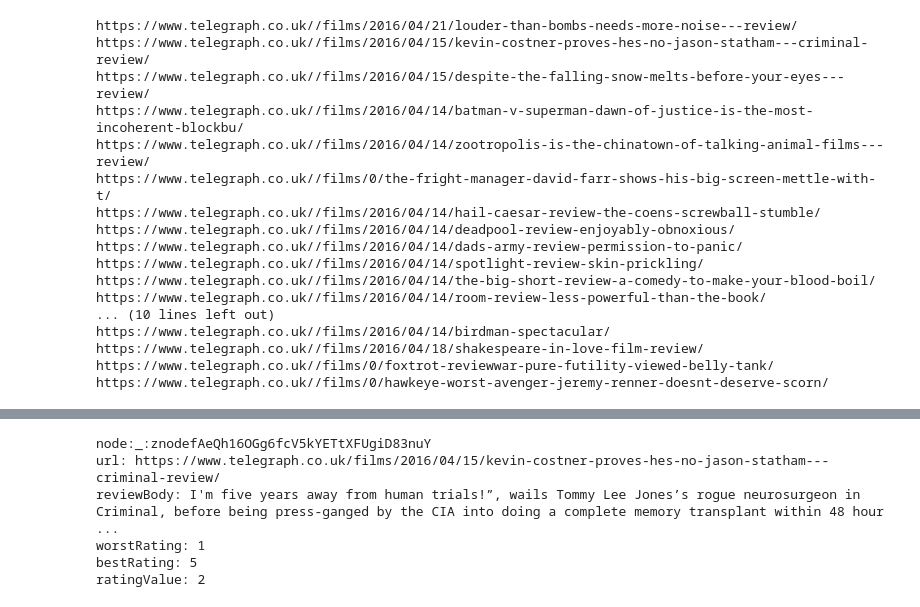
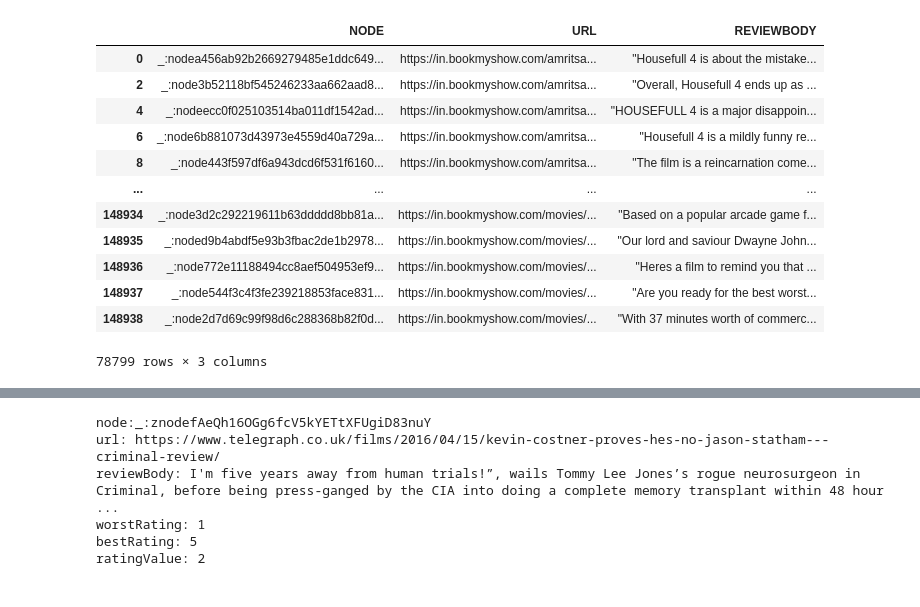
Before and after one commit to PhuongAnhMannheim/Master, a Jupyter notebook: Scraping/movieTV_xtemplates.ipynb, the cells around one changed output, grey strips where cells are left out. Drawn from its saved outputs; the diff is of its cells as text; code cells hidden in the pictures.

```diff
--- a/Scraping/movieTV_xtemplates.ipynb
+++ b/Scraping/movieTV_xtemplates.ipynb
@@ -10,16 +11,36 @@ import logging
 import re
 # %%
-# no list to check whether already included
-
-db_path = '../Data/test.db'
-db_name = 'test'
+# Input/ Output
+db_path = '../Data/moviewreviews.db'
+db_name = 'moviereviews'
 log_path = '../Logs/test.log'
 conn = sqlite3.connect(db_path)
 c = conn.cursor()
 
-logger = logging.getLogger()
-fhandler = logging.FileHandler(filename=log_path, mode='a')
-formatter = logging.Formatter('%(asctime)s - %(name)s - %(levelname)s - %(message)s')
-fhandler.setFormatter(formatter)
-logger.addHandler(fhandler)
-logger.setLevel(logging.DEBUG)
+# Input
+df = pd.read_sql_query("SELECT * from " + str(db_name), conn)
+df.dropna()
+df_new = df[df.REVIEWBODY.notnull() & df.URL.str.contains('in.bookmyshow')]
+df_new.describe()
+df_new.drop(['RATING', 'REVIEWRATING', 'BESTRATING', 'WORSTRATING'], axis = 1)
+
+# logger = logging.getLogger()
+# fhandler = logging.FileHandler(filename=log_path, mode='a')
+# formatter = logging.Formatter('%(asctime)s - %(name)s - %(levelname)s - %(message)s')
+# fhandler.setFormatter(formatter)
+# logger.addHandler(fhandler)
+# logger.setLevel(logging.DEBUG)
+# %% [output]
+|  | NODE | URL | REVIEWBODY |
+| 0 | _:nodea456ab92b2669279485e1ddc649... | https://in.bookmyshow.com/amritsa... | "Housefull 4 is about the mistake... |
+| 2 | _:node3b52118bf545246233aa662aad8... | https://in.bookmyshow.com/amritsa... | "Overall, Housefull 4 ends up as ... |
+| 4 | _:nodeecc0f025103514ba011df1542ad... | https://in.bookmyshow.com/amritsa... | "HOUSEFULL 4 is a major disappoin... |
+| 6 | _:node6b881073d43973e4559d40a729a... | https://in.bookmyshow.com/amritsa... | "Housefull 4 is a mildly funny re... |
+| 8 | _:node443f597df6a943dcd6f531f6160... | https://in.bookmyshow.com/amritsa... | "The film is a reincarnation come... |
+| ... | ... | ... | ... |
+| 148934 | _:node3d2c292219611b63ddddd8bb81a... | https://in.bookmyshow.com/movies/... | "Based on a popular arcade game f... |
+| 148935 | _:noded9b4abdf5e93b3fbac2de1b2978... | https://in.bookmyshow.com/movies/... | "Our lord and saviour Dwayne John... |
+| 148936 | _:node772e11188494cc8aef504953ef9... | https://in.bookmyshow.com/movies/... | "Heres a film to remind you that ... |
+| 148937 | _:node544f3c4f3fe239218853face831... | https://in.bookmyshow.com/movies/... | "Are you ready for the best worst... |
+| 148938 | _:node2d7d69c99f98d6c288368b82f0d... | https://in.bookmyshow.com/movies/... | "With 37 minutes worth of commerc... |
+78799 rows × 3 columns
@@ -41,33 +46,0 @@ def generateNode(length):
-# %%
-host = 'https://www.telegraph.co.uk/'
-url = 'https://www.telegraph.co.uk/films/reviews/page-33/'
-soup = BeautifulSoup(get(url).text, 'lxml')
-movie_container = soup.find_all("div", class_="card__content")
-# print(movie_container)
-for link in movie_container:
-    # print(link)
-    # print(link.a['href'])
-    review_link = host + link.a['href']
-    # if not "movie-reviews" in review_link:
-    #     pass
-    # else:
-    print(review_link)
-#
-# %% [output]
-https://www.telegraph.co.uk//films/2016/04/21/louder-than-bombs-needs-more-noise---review/
-https://www.telegraph.co.uk//films/2016/04/15/kevin-costner-proves-hes-no-jason-statham---criminal-review/
-https://www.telegraph.co.uk//films/2016/04/15/despite-the-falling-snow-melts-before-your-eyes---review/
-https://www.telegraph.co.uk//films/2016/04/14/batman-v-superman-dawn-of-justice-is-the-most-incoherent-blockbu/
-https://www.telegraph.co.uk//films/2016/04/14/zootropolis-is-the-chinatown-of-talking-animal-films---review/
-https://www.telegraph.co.uk//films/0/the-fright-manager-david-farr-shows-his-big-screen-mettle-with-t/
-https://www.telegraph.co.uk//films/2016/04/14/hail-caesar-review-the-coens-screwball-stumble/
-https://www.telegraph.co.uk//films/2016/04/14/deadpool-review-enjoyably-obnoxious/
-https://www.telegraph.co.uk//films/2016/04/14/dads-army-review-permission-to-panic/
-https://www.telegraph.co.uk//films/2016/04/14/spotlight-review-skin-prickling/
-https://www.telegraph.co.uk//films/2016/04/14/the-big-short-review-a-comedy-to-make-your-blood-boil/
-https://www.telegraph.co.uk//films/2016/04/14/room-review-less-powerful-than-the-book/
-... (10 lines left out)
-https://www.telegraph.co.uk//films/2016/04/14/birdman-spectacular/
-https://www.telegraph.co.uk//films/2016/04/18/shakespeare-in-love-film-review/
-https://www.telegraph.co.uk//films/0/foxtrot-reviewwar-pure-futility-viewed-belly-tank/
-https://www.telegraph.co.uk//films/0/hawkeye-worst-avenger-jeremy-renner-doesnt-deserve-scorn/
```
Also changed, not shown: parts of 6 cells of this notebook, 4 other files.
